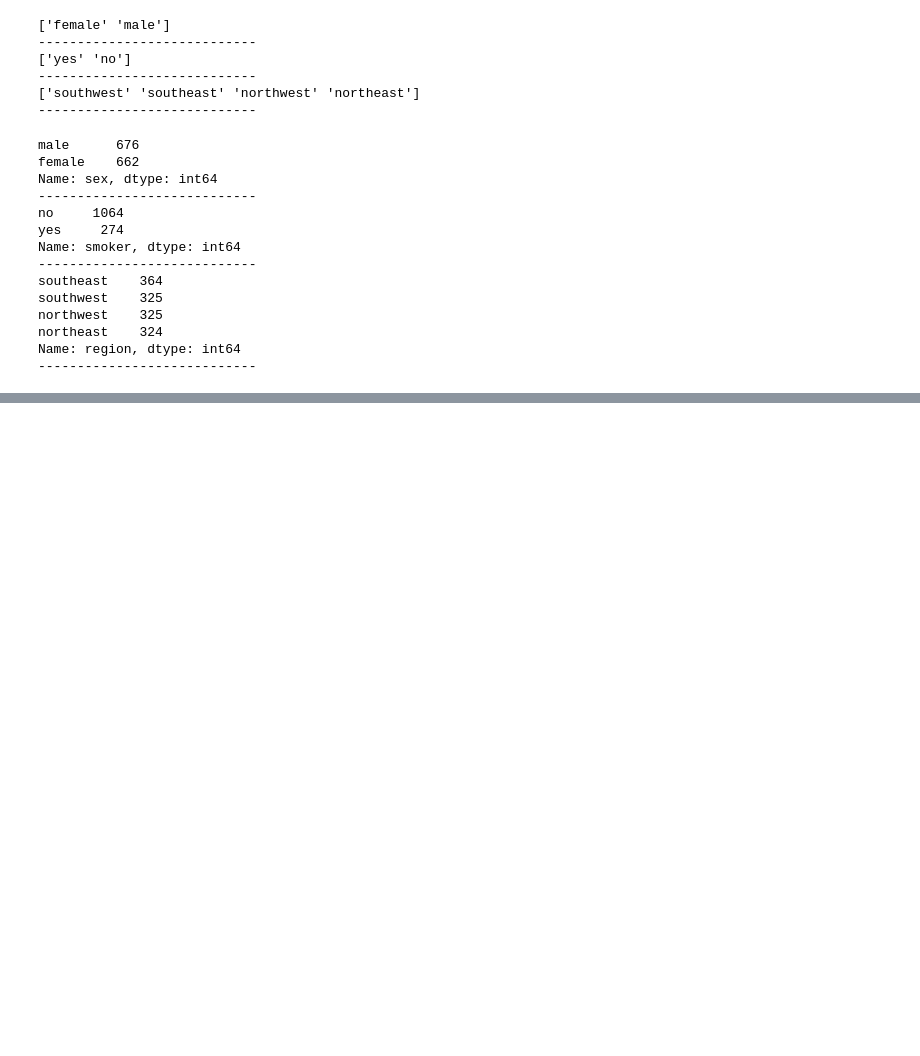
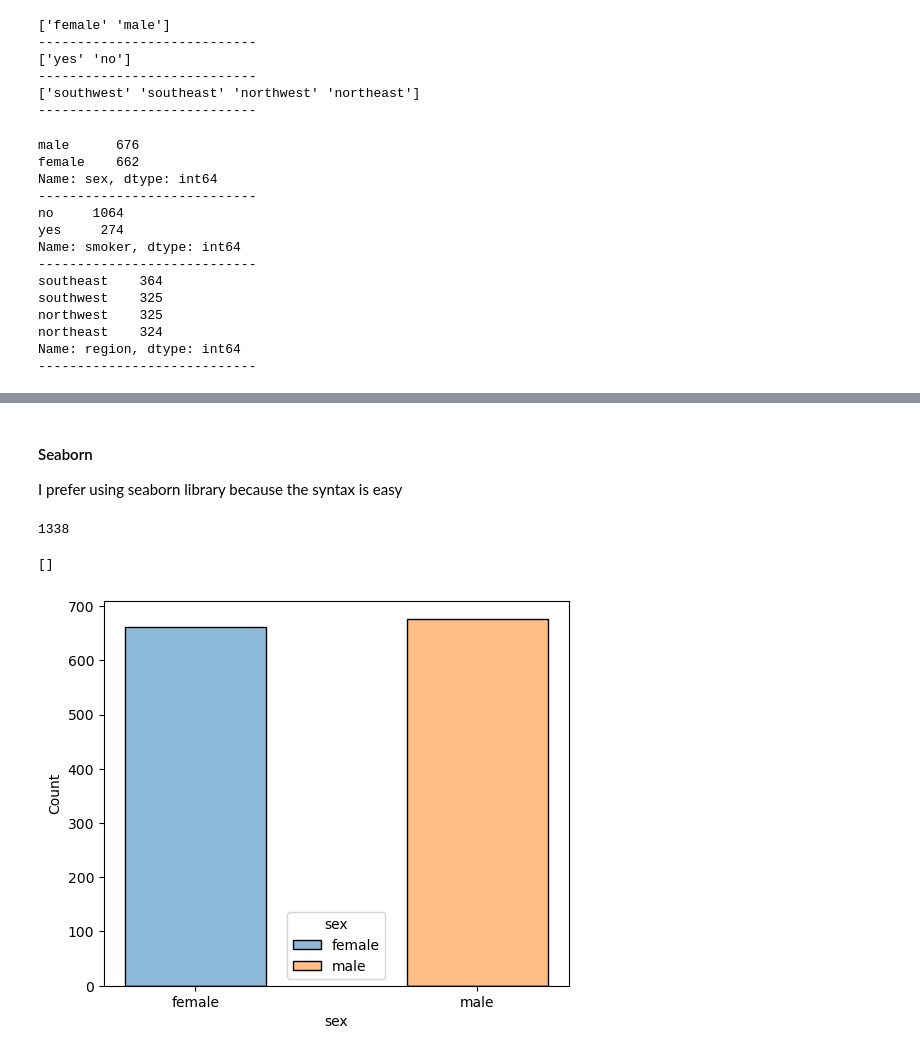
Before and after one commit to kamahTek/LearnSQL, a Jupyter notebook: medics.ipynb, the cells around one changed output, grey strips where cells are left out. Drawn from its saved outputs; the diff is of its cells as text; code cells hidden in the pictures; blank space fills up the shorter version.

Commit message:
data visualization

```diff
--- a/medics.ipynb
+++ b/medics.ipynb
@@ -259,0 +271,15 @@ Name: region, dtype: int64
+# %% [markdown]
+#### Seaborn
+
+I prefer using seaborn library because the syntax is easy
+# %%
+medic_df['sex'].count()
+# %% [output]
+1338
+# %%
+plt.figure(figsize=(6,5))
+sns.histplot(data=medic_df, x='sex', hue='sex', shrink=.5)
+plt.plot()
+# %% [output]
+[]
+[figure, added]
```
Also changed, not shown: parts of 3 cells of this notebook.
